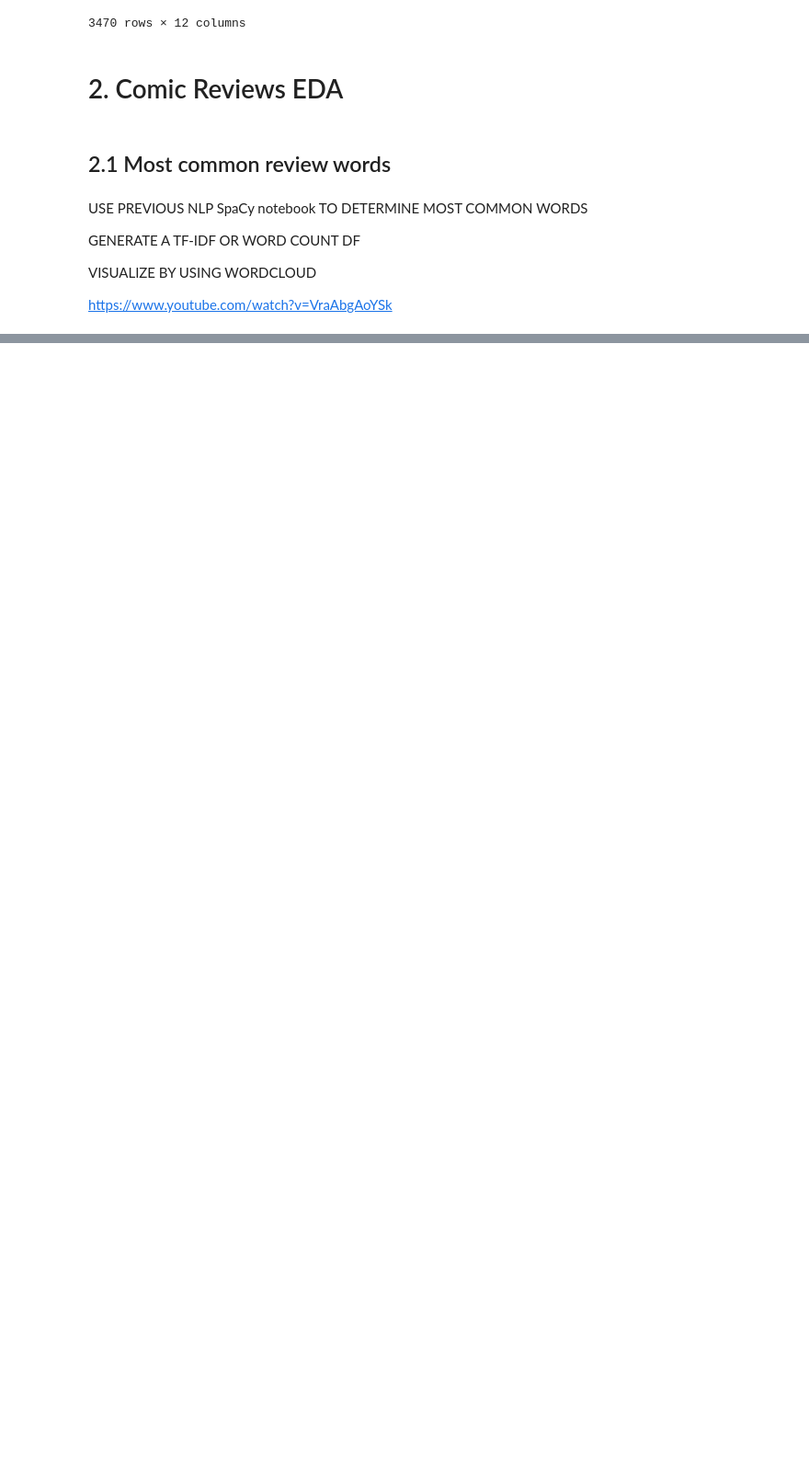
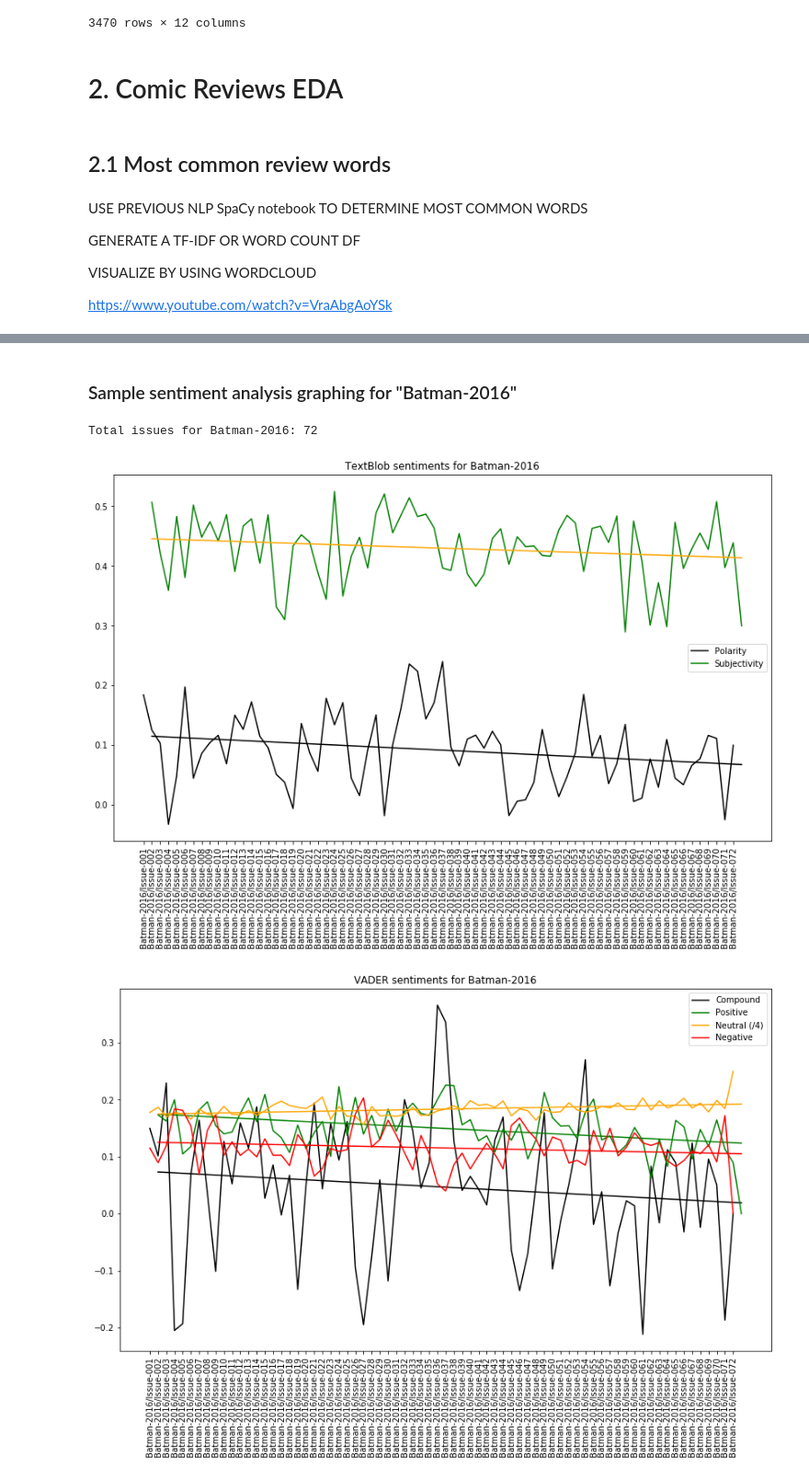
Before and after one commit to abgrss/comic_comments_nlp, a Jupyter notebook: Comic Comments NLP.ipynb, the cells around one changed output, grey strips where cells are left out. Shown at 92% size. Saved outputs shown, nothing was run; the diff lists cells and outputs as text; code cells hidden in the pictures; blank space fills up the shorter version.

```diff
--- a/Comic Comments NLP.ipynb
+++ b/Comic Comments NLP.ipynb
@@ -342,0 +350,5 @@ KeyboardInterrupt:
+# %%
+# LOAD A CSV FILE TO A DF (IF NEEDED)
+csv_file_path = "comic_comments/comic_comments 0.csv"
+loaded_df = pd.read_csv(csv_file_path, index_col='Unnamed: 0', encoding = "ISO-8859-1")
+len(loaded_df)
@@ -485,0 +599,10 @@ temp = pd.read_csv('comic_comments/batman_2016_comments.csv')
+# %% [markdown]
+### Sample sentiment analysis graphing for "Batman-2016"
+# %%
+keyword = "Batman-2016"
+df = NLP_pipeline(keyword=keyword)
+graph_sentiment(df, keyword)
+# %% [output]
+Total issues for Batman-2016: 72
+[figure, added]
+[figure, added]
```
Also changed, not shown: parts of 13 cells of this notebook, 4 other files.
